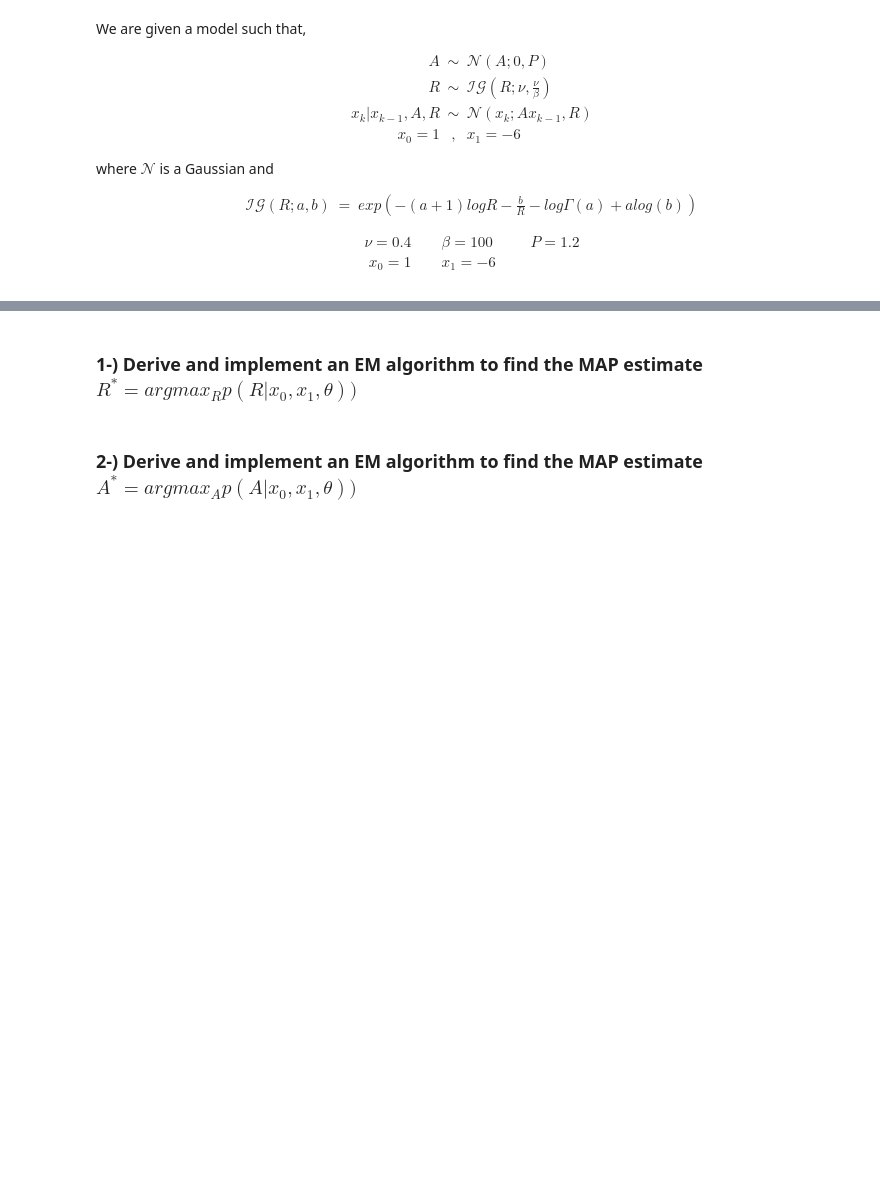
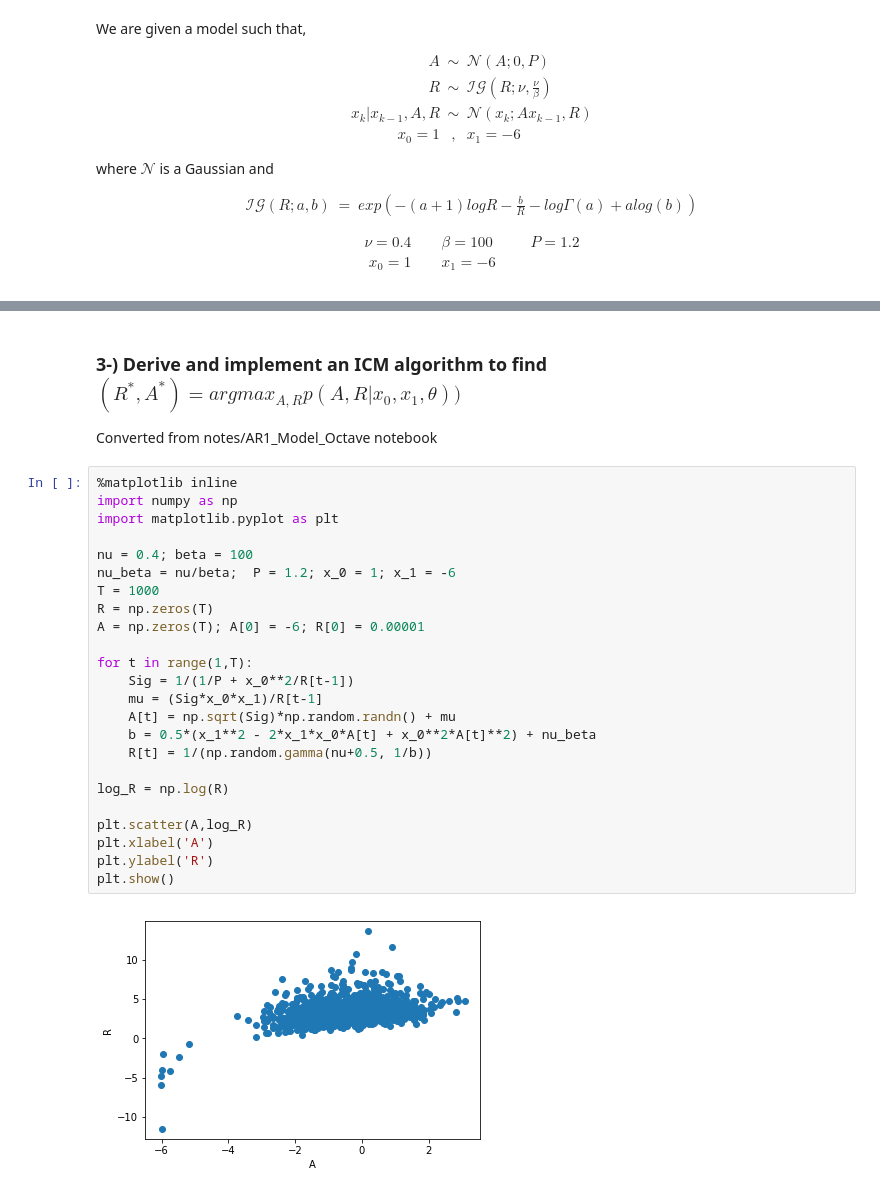
Before and after one commit to CMPE547-Spring-2017-Bogazici/hw5, a Jupyter notebook: Project 5.ipynb, the cells around one changed output, grey strips where cells are left out. Saved outputs shown, nothing was run; the diff lists cells and outputs as text; blank space fills up the shorter version.

```diff
--- a/Project 5.ipynb
+++ b/Project 5.ipynb
@@ -173,4 +203,29 @@ x_0 = 1 &\quad & x_1 = -6 &
 # %% [markdown]
-### 1-) Derive and implement an EM algorithm to find the MAP estimate $R^* = argmax_R p(R|x_0,x_1,\theta))$
+### 3-) Derive and implement an ICM algorithm to find $(R^*,A^*) = argmax_{A,R} p(A,R|x_0,x_1,\theta))$
+ Converted from notes/AR1_Model_Octave notebook
-# %% [markdown]
-### 2-) Derive and implement an EM algorithm to find the MAP estimate $A^* = argmax_A p(A|x_0,x_1,\theta))$
+# %%
+%matplotlib inline
+import numpy as np
+import matplotlib.pyplot as plt
+
+nu = 0.4; beta = 100
+nu_beta = nu/beta;  P = 1.2; x_0 = 1; x_1 = -6
+T = 1000
+R = np.zeros(T)
+A = np.zeros(T); A[0] = -6; R[0] = 0.00001
+
+for t in range(1,T):
+    Sig = 1/(1/P + x_0**2/R[t-1])
+    mu = (Sig*x_0*x_1)/R[t-1]
+    A[t] = np.sqrt(Sig)*np.random.randn() + mu
+    b = 0.5*(x_1**2 - 2*x_1*x_0*A[t] + x_0**2*A[t]**2) + nu_beta
+    R[t] = 1/(np.random.gamma(nu+0.5, 1/b))
+
+log_R = np.log(R)
+
+plt.scatter(A,log_R)
+plt.xlabel('A')
+plt.ylabel('R')
+plt.show()
+# %% [output]
+[figure, added]
```
Also changed, not shown: parts of 5 cells of this notebook.
